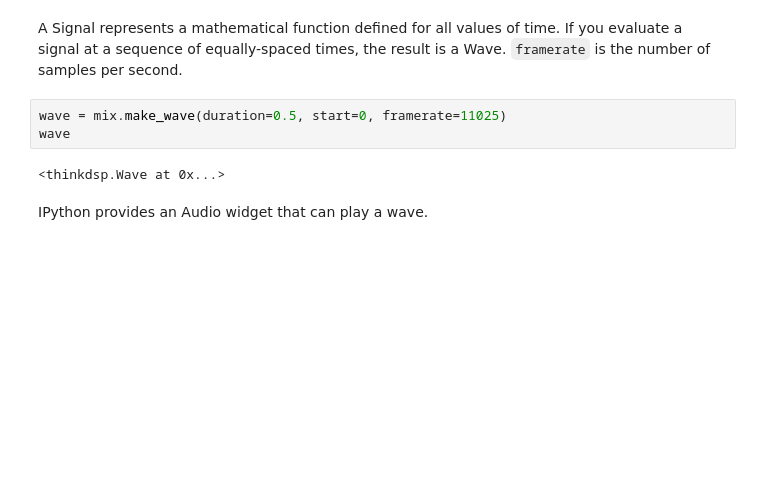
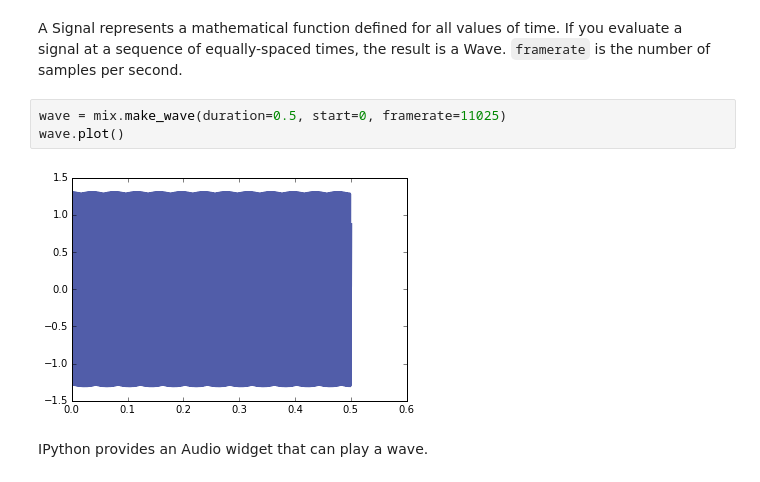
Before and after one commit to ndhanushkodi/ThinkDSP, a Jupyter notebook: code/chap01_nitya.ipynb, the cells around one changed output. Cells and saved outputs as stored; diff of their text form; blank space fills up the shorter version.

```diff
--- a/code/chap01_nitya.ipynb
+++ b/code/chap01_nitya.ipynb
@@ -53,9 +55,9 @@ mix
 A Signal represents a mathematical function defined for all values of time.  If you evaluate a signal at a sequence of equally-spaced times, the result is a Wave.  `framerate` is the number of samples per second.
 # %%
 wave = mix.make_wave(duration=0.5, start=0, framerate=11025)
-wave
+wave.plot()
 # %% [output]
-<thinkdsp.Wave at 0x...>
+[figure, added]
 # %% [markdown]
 IPython provides an Audio widget that can play a wave.
 # %%
```
Also changed, not shown: parts of 10 cells of this notebook, 1 other file.
